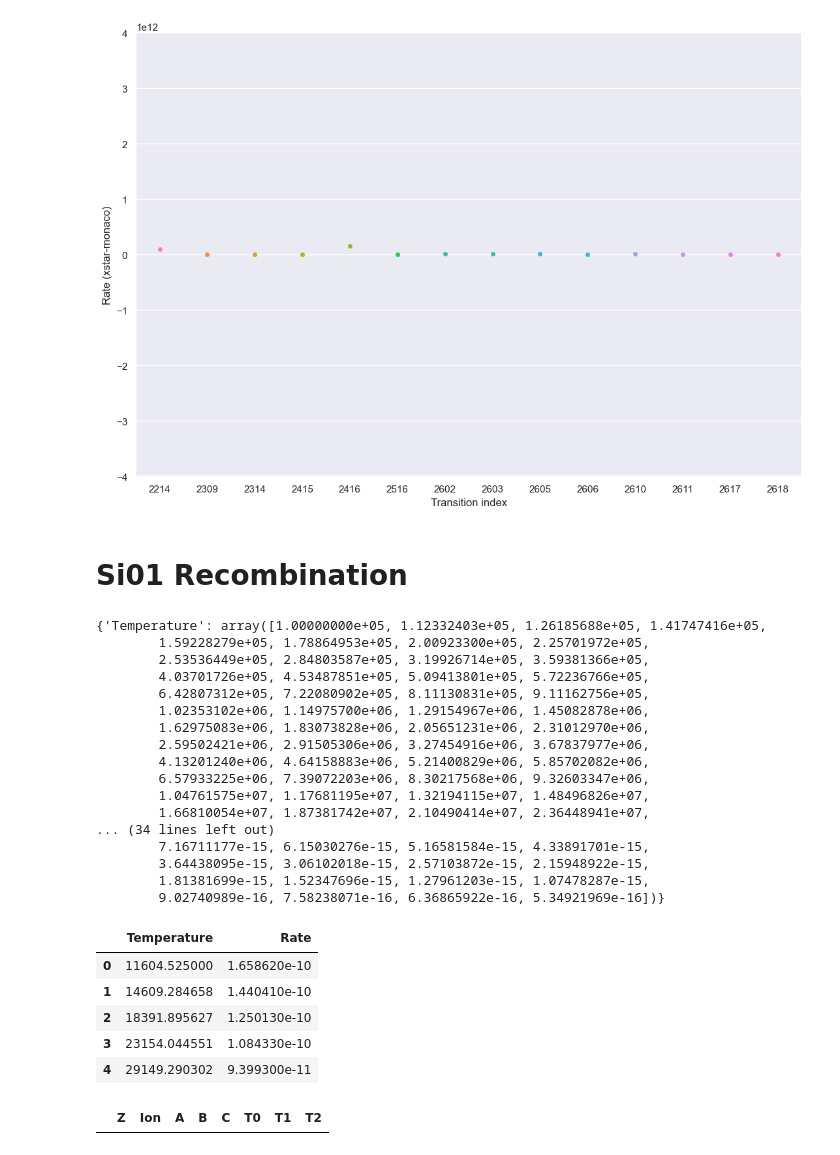
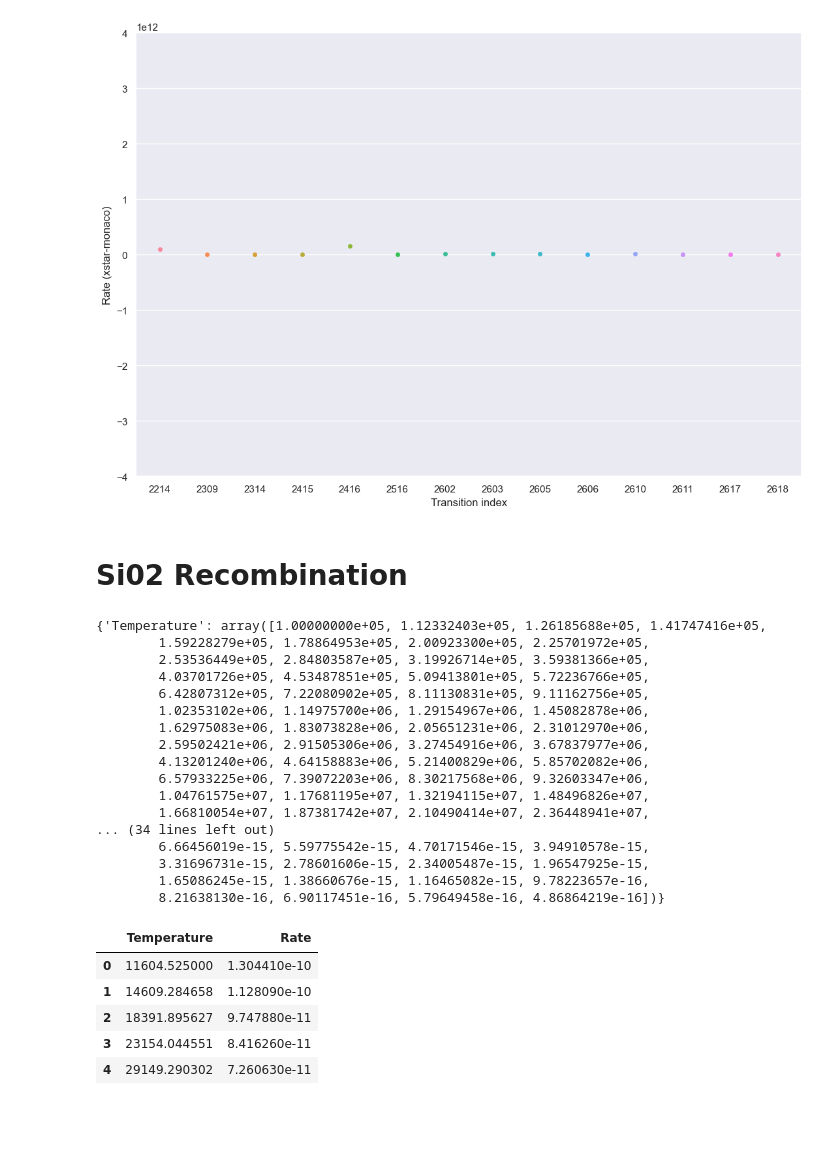
Before and after one commit to AtsushiTanimoto/AtomicDatabase, a Jupyter notebook: code/comparison/comparison.ipynb, the cells around one changed output. Saved outputs shown, nothing was run; the diff lists cells and outputs as text; code cells hidden in the pictures; blank space fills up the shorter version.

```diff
--- a/code/comparison/comparison.ipynb
+++ b/code/comparison/comparison.ipynb
@@ -232,12 +232,12 @@ savefig        ("/Users/tanimoto/github/atomicdatabase/figure/08.png")
 # %% [output]
 [figure]
 # %% [markdown]
-# Si01 Recombination
+# Si02 Recombination
 # %%
-Atom_Si01_Recombination = {}
-Atom_Si01_Recombination["Temperature"] = logspace(5,10,100)
-Atom_Si01_Recombination["Rate"]        = atomdb.get_ionrec_rate(Te_in=logspace(5,10,100), Z=14, z1=14)[1]
-Atom_Si01_Recombination
+Atom_Si02_Recombination = {}
+Atom_Si02_Recombination["Temperature"] = logspace(5,10,100)
+Atom_Si02_Recombination["Rate"]        = atomdb.get_ionrec_rate(Te_in=logspace(5,10,100), Z=14, z1=13)[1]
+Atom_Si02_Recombination
 # %% [output]
 {'Temperature': array([1.00000000e+05, 1.12332403e+05, 1.26185688e+05, 1.41747416e+05,
         1.59228279e+05, 1.78864953e+05, 2.00923300e+05, 2.25701972e+05,
@@ -252,32 +252,26 @@ Atom_Si01_Recombination
         1.04761575e+07, 1.17681195e+07, 1.32194115e+07, 1.48496826e+07,
         1.66810054e+07, 1.87381742e+07, 2.10490414e+07, 2.36448941e+07,
 ... (34 lines left out)
-        7.16711177e-15, 6.15030276e-15, 5.16581584e-15, 4.33891701e-15,
-        3.64438095e-15, 3.06102018e-15, 2.57103872e-15, 2.15948922e-15,
-        1.81381699e-15, 1.52347696e-15, 1.27961203e-15, 1.07478287e-15,
-        9.02740989e-16, 7.58238071e-16, 6.36865922e-16, 5.34921969e-16])}
+        6.66456019e-15, 5.59775542e-15, 4.70171546e-15, 3.94910578e-15,
+        3.31696731e-15, 2.78601606e-15, 2.34005487e-15, 1.96547925e-15,
+        1.65086245e-15, 1.38660676e-15, 1.16465082e-15, 9.78223657e-16,
+        8.21638130e-16, 6.90117451e-16, 5.79649458e-16, 4.86864219e-16])}
 # %%
 Temperature = []
 Rate        = []
 
-with open("/Users/tanimoto/github/atomicdatabase/database/monaco/Si/Si01.rates") as file:
+with open("/Users/tanimoto/github/atomicdatabase/database/monaco/Si/Si02.rates") as file:
     for line in file.readlines():
         line         = line.split()
         Temperature += [11604.525*float(line[1])]
         Rate        += [float(line[2])]
 
-Monaco_Si01_Recombination = DataFrame({"Temperature":Temperature, "Rate":Rate})
-Monaco_Si01_Recombination.head()
+Monaco_Si02_Recombination = DataFrame({"Temperature":Temperature, "Rate":Rate})
+Monaco_Si02_Recombination.head()
 # %% [output]
 |  | Temperature | Rate |
-| 0 | 11604.525000 | 1.658620e-10 |
-| 1 | 14609.284658 | 1.440410e-10 |
-| 2 | 18391.895627 | 1.250130e-10 |
-| 3 | 23154.044551 | 1.084330e-10 |
-| 4 | 29149.290302 | 9.399300e-11 |
+| 0 | 11604.525000 | 1.304410e-10 |
+| 1 | 14609.284658 | 1.128090e-10 |
+| 2 | 18391.895627 | 9.747880e-11 |
+| 3 | 23154.044551 | 8.416260e-11 |
+| 4 | 29149.290302 | 7.260630e-11 |
-# %%
-Xstar_Si01_Recombination = read_csv("/Users/tanimoto/github/atomicdatabase/database/xstar/Si/Si01_Total_Recombination.tsv",sep="\t")
-Xstar_Si01_Recombination = Xstar_Si01_Recombination.drop(columns="Unnamed: 0")
-Xstar_Si01_Recombination
-# %% [output]
-|  | Z | Ion | A | B | C | T0 | T1 | T2 |
```
Also changed, not shown: parts of 11 cells of this notebook, 2 other files.
